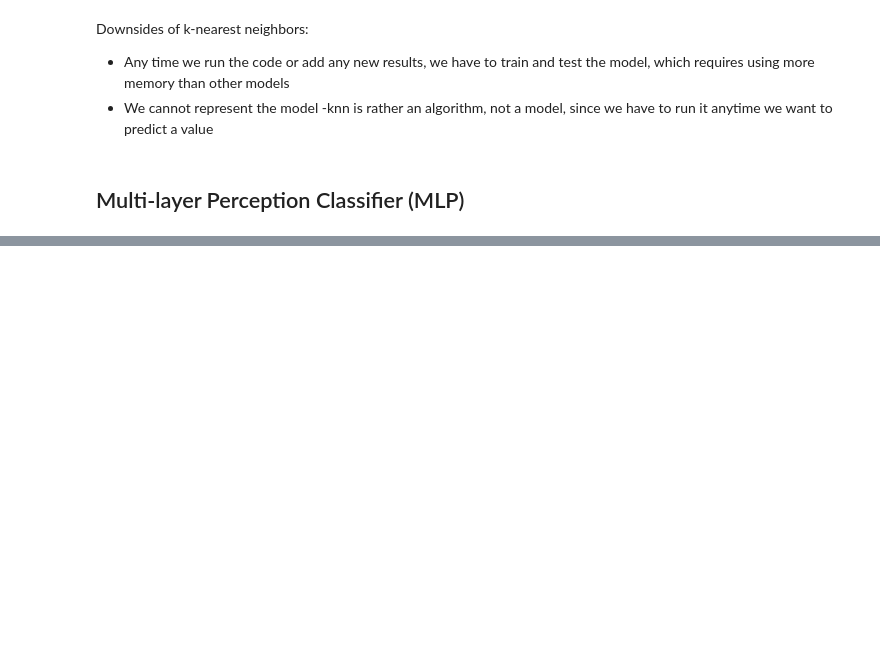
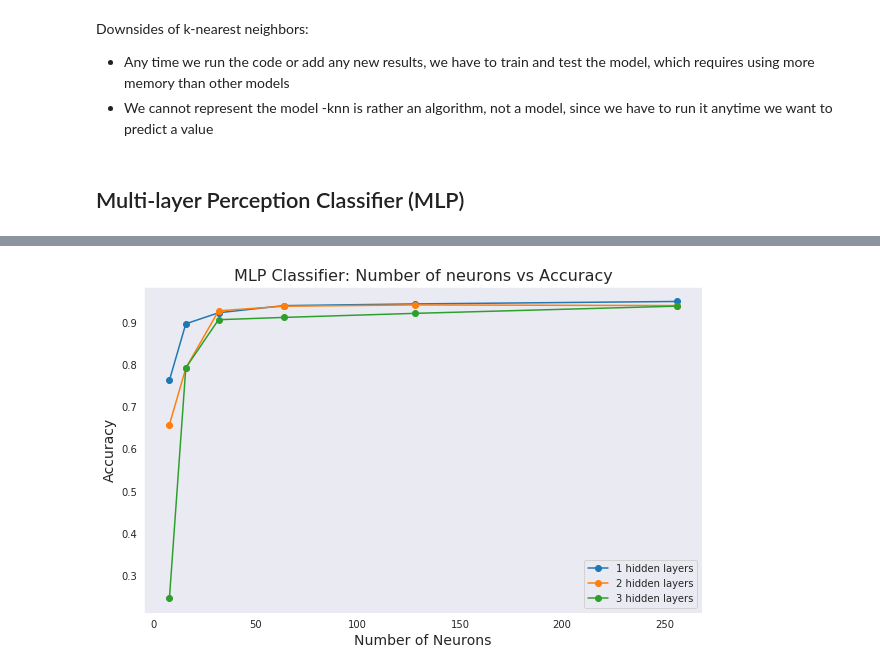
Before and after one commit to asisloustau/creations, a Jupyter notebook: handwritten_digits_classifier/digit_classifier.ipynb, the cells around one changed output, grey strips where cells are left out. Drawn from its saved outputs; the diff is of its cells as text; code cells hidden in the pictures; blank space fills up the shorter version.

```diff
--- a/handwritten_digits_classifier/digit_classifier.ipynb
+++ b/handwritten_digits_classifier/digit_classifier.ipynb
@@ -100,3 +94,11 @@ test_target = dataset['target'][1000:]
+# %%
+from sklearn.model_selection import train_test_split
+
+X=dataset['data'] # features
+y=dataset['target'] # target values
+X_train, X_test, y_train, y_test = train_test_split(
+    X, y, test_size=0.4, random_state=0
+)
 # %% [markdown]
 ## KNN classifier
 In order to make image classification with a KNN algorithm, we will use the features in `dataset['data']` and the target values in `dataset['target']`.
@@ -171,0 +230,27 @@ Downsides of k-nearest neighbors:
+# %%
+accuracies_mlp = dict()
+accuracies_means_mlp = dict()
+
+n_neurons_vals = [8, 16, 32, 64, 128, 256]
+n_hidden_layers_vals = [1,2,3]
+
+sns.set_style('dark')
+plt.figure(figsize=(10,6))
+
+for m in n_hidden_layers_vals:
+    accuracies_mlp['{}_layers'.format(m)] = list()
+    accuracies_means_mlp['{}_layers'.format(m)] = list()
+    for n in n_neurons_vals:
+        mlp_model = train_mlp(X_train,y_train,n_neurons=n,n_hidden_layers=m)
+        accuracy = test_mlp(mlp_model,X_test,y_test)
+        accuracies_mlp['{}_layers'.format(m)].append(accuracy)
+        accuracies_means_mlp['{}_layers'.format(m)].append(np.mean(accuracy)) # we will use the mean of the folds as accuracy metric
+
+    plt.plot(n_neurons_vals,accuracies_means_mlp['{}_layers'.format(m)],linestyle='-', marker='o',label='{} hidden layers'.format(m));
+
+plt.title("MLP Classifier: Number of neurons vs Accuracy".format(1),fontsize=16)
+plt.xlabel('Number of Neurons',fontsize=14)
+plt.ylabel('Accuracy',fontsize=14);
+plt.legend();
+# %% [output]
+[figure, added]
```
Also changed, not shown: parts of 5 cells of this notebook.
